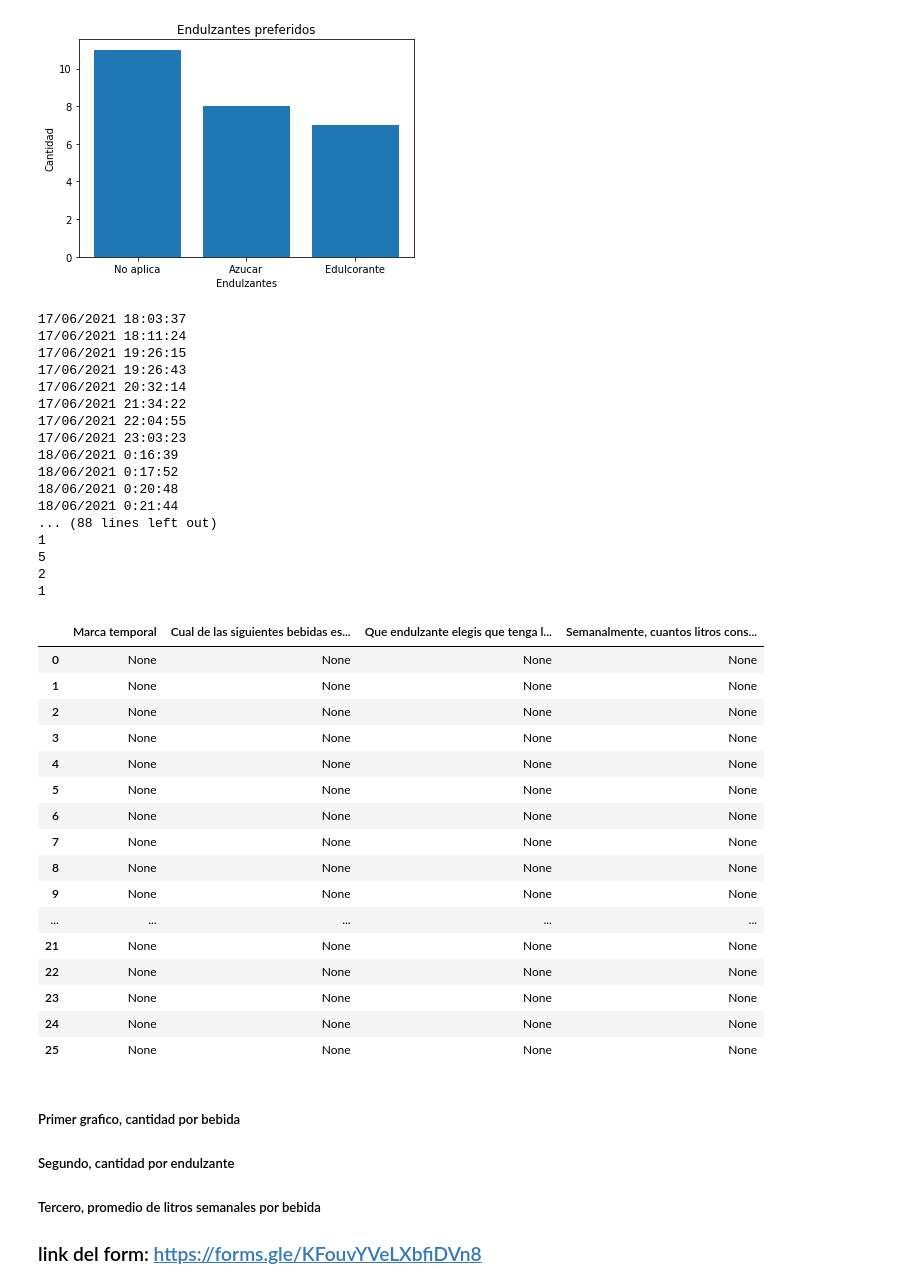
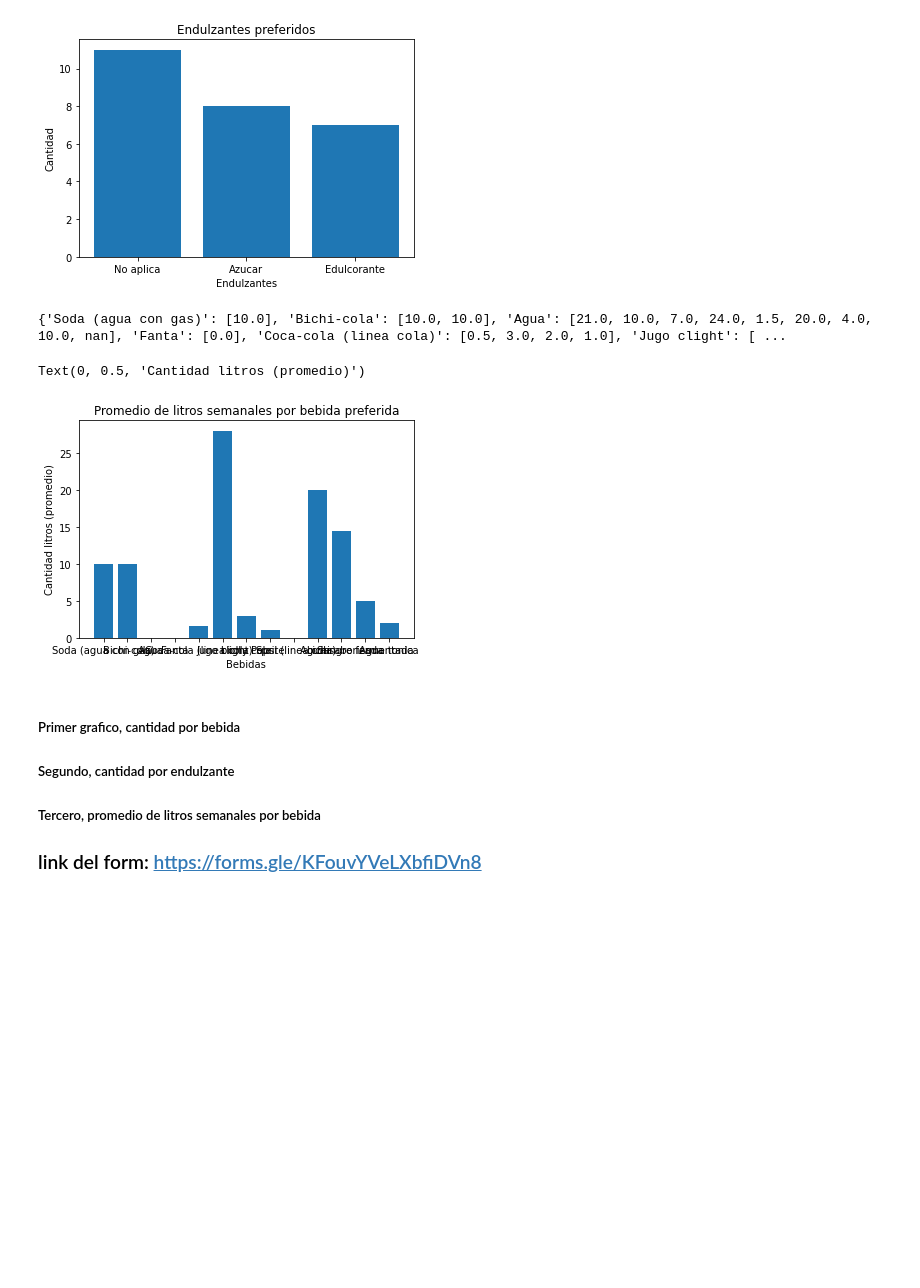
Before and after one commit to opantojah/-tallerDeTecnologiaDeSoporteInformatico-, a Jupyter notebook: TP5/notebooks/main.ipynb, the cells around one changed output. Saved outputs shown, nothing was run; the diff lists cells and outputs as text; code cells hidden in the pictures; blank space fills up the shorter version.

Commit message:
funciona el sacar promedio, falta girar texto de los graficos y escribir las conclusiones

```diff
--- a/TP5/notebooks/main.ipynb
+++ b/TP5/notebooks/main.ipynb
@@ -35,71 +35,43 @@ Text(0, 0.5, 'Cantidad')
 # %%
 def armarDicc():
     d = {}
     for i in x:
-        d["i"] = []
+        d[i] = []
     return d
 
 def sacarPromedio():
     dicc = armarDicc()
-    for bebida, row in x, data:
-        if bebida == row["Cual de las siguientes bebidas es la que mas te gusta?"]:
-            dicc[bebida].push(row["Semanalmente, cuantos litros consumis de la bebida elegida? (Ingrese solamente el numero)"])
-
-    for i in dicc:
+    nombresBebida = data["Cual de las siguientes bebidas es la que mas te gusta?"]
+    cantLts = data['Semanalmente, cuantos litros consumis de la bebida elegida? (Ingrese solamente el numero)']
+    for bebida in x:
+        for row in range(len(data)): #
+            if bebida == nombresBebida[row]:
+                dicc[bebida].append(cantLts[row])
+    print(dicc)
+    for i in dicc.values():
         suma = 0
         for val in i:
-            suma += i
-        y.push(suma / len(i))
+            suma = suma + val
+        y.append(suma / len(i))
 
 # grafico 3
 #
 x = data['Cual de las siguientes bebidas es la que mas te gusta?'].unique()
 # y = data['Semanalmente, cuantos litros consumis de la bebida elegida? (Ingrese solamente el numero)'] # ver como calcular el promedio
 #
 y = []
 
 sacarPromedio()
 
 
-# plt3.title('Promedio de litros semanales por bebida preferida')
-# plt3.bar(x,y)
-# plt3.xlabel('Bebidas')
-# plt3.ylabel('Cantidad litros (promedio)')
+plt3.title('Promedio de litros semanales por bebida preferida')
+plt3.bar(x,y)
+plt3.xlabel('Bebidas')
+plt3.ylabel('Cantidad litros (promedio)')
 # %% [output]
-17/06/2021 18:03:37
-17/06/2021 18:11:24
-17/06/2021 19:26:15
-17/06/2021 19:26:43
-17/06/2021 20:32:14
-17/06/2021 21:34:22
-17/06/2021 22:04:55
-17/06/2021 23:03:23
-18/06/2021 0:16:39
-18/06/2021 0:17:52
-18/06/2021 0:20:48
-18/06/2021 0:21:44
-... (88 lines left out)
-1
-5
-2
-1
+{'Soda (agua con gas)': [10.0], 'Bichi-cola': [10.0, 10.0], 'Agua': [21.0, 10.0, 7.0, 24.0, 1.5, 20.0, 4.0, 10.0, nan], 'Fanta': [0.0], 'Coca-cola (linea cola)': [0.5, 3.0, 2.0, 1.0], 'Jugo clight': [ ...
-|  | Marca temporal | Cual de las siguientes bebidas es... | Que endulzante elegis que tenga l... | Semanalmente, cuantos litros cons... |
-| 0 | None | None | None | None |
-| 1 | None | None | None | None |
-| 2 | None | None | None | None |
-| 3 | None | None | None | None |
-| 4 | None | None | None | None |
-| 5 | None | None | None | None |
-| 6 | None | None | None | None |
-| 7 | None | None | None | None |
-| 8 | None | None | None | None |
-| 9 | None | None | None | None |
-| ... | ... | ... | ... | ... |
-| 21 | None | None | None | None |
-| 22 | None | None | None | None |
-| 23 | None | None | None | None |
-| 24 | None | None | None | None |
-| 25 | None | None | None | None |
+Text(0, 0.5, 'Cantidad litros (promedio)')
+[figure, added]
 # %% [markdown]
 ##### Primer grafico, cantidad por bebida
 ##### Segundo, cantidad por endulzante
```
Also changed, not shown: parts of 2 cells of this notebook.
